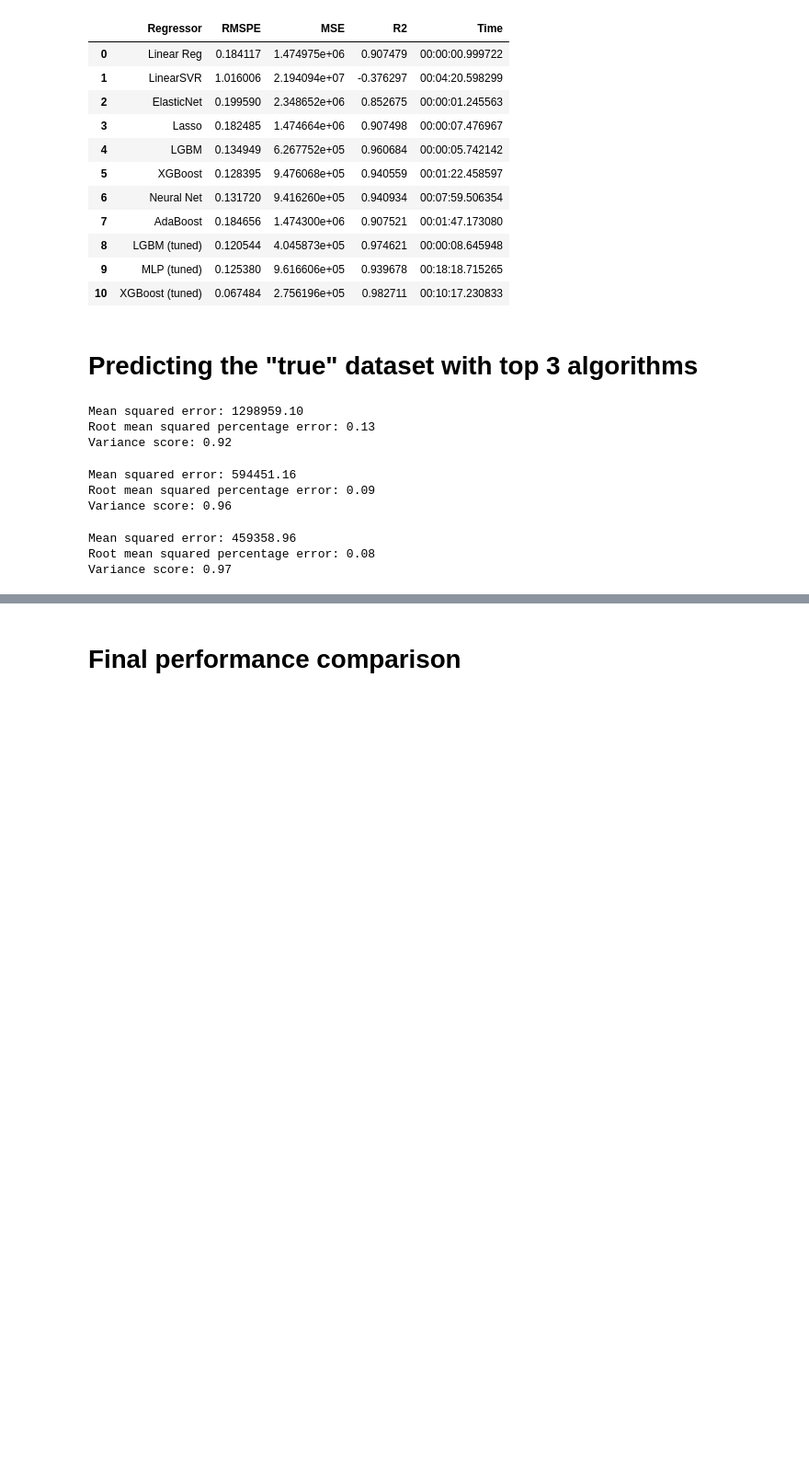
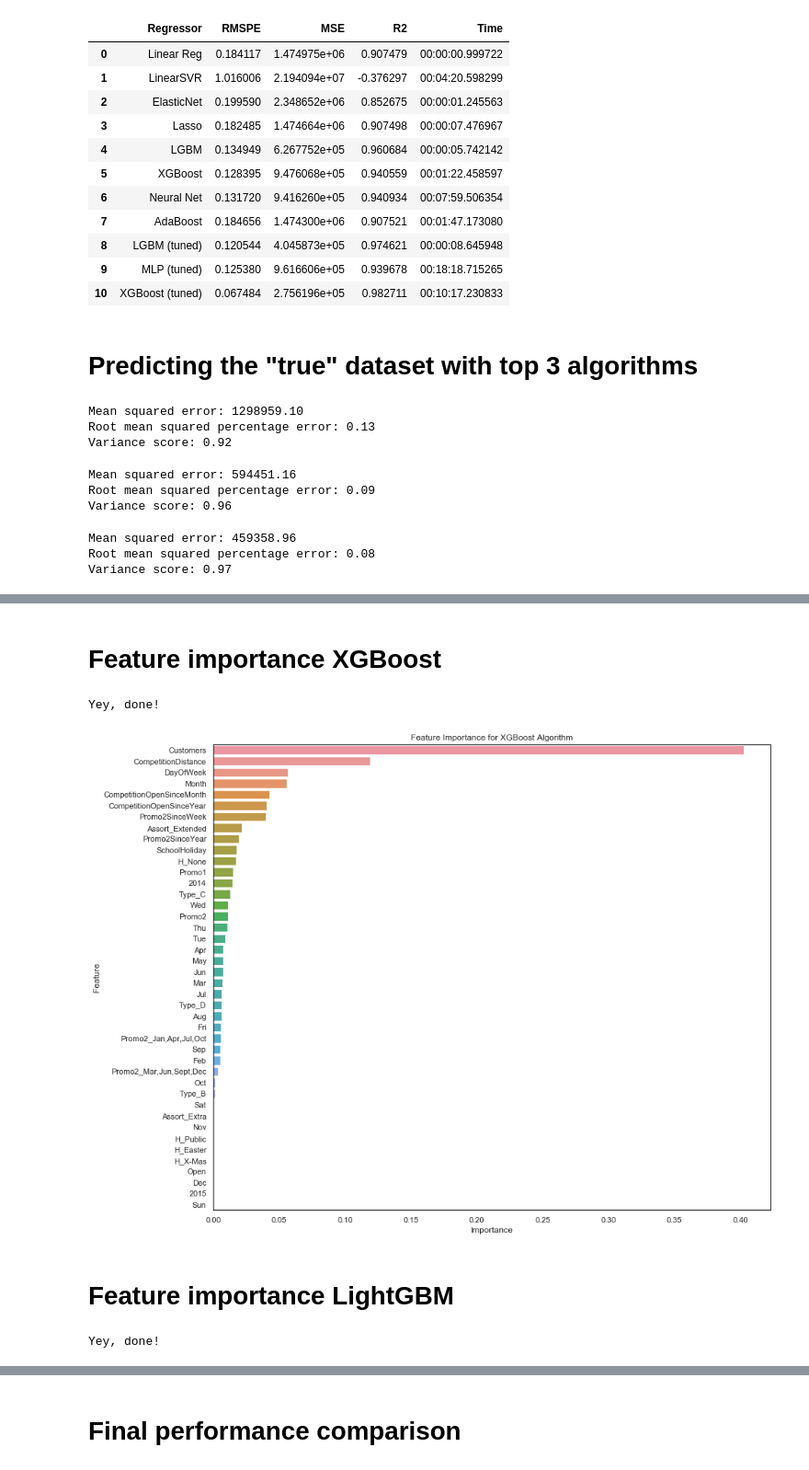
Before and after one commit to manuelfreude/sales-forecast-retail, a Jupyter notebook: Rossmann_newpred.ipynb, the cells around one changed output, grey strips where cells are left out. Shown at 92% size. Cells and saved outputs as stored; diff of their text form; code cells hidden in the pictures; blank space fills up the shorter version.

```diff
--- a/Rossmann_newpred.ipynb
+++ b/Rossmann_newpred.ipynb
@@ -888,6 +888,8 @@ X_train = train.drop(['Intercept',
                       'Mon'], axis=1)
 
 X_train.info()
+
+train_columns = X_train.columns.values
 
 X_train = imputer.fit_transform(X_train)
 
@@ -1604,0 +1625,40 @@ Variance score: 0.97
+# %% [markdown]
+# Feature importance XGBoost
+# %%
+# XGBoost, along https://machinelearningmastery.com/feature-importance-and-feature-selection-with-xgboost-in-python/
+# and own code for earthquake prediction
+
+feature_importance_df = pd.DataFrame()
+feature_importance_df['Feature'] = train_columns
+feature_importance_df['Importance'] = XGB.feature_importances_[:len(train_columns)]
+
+print('Yey, done!')
+# %% [output]
+Yey, done!
+# %%
+# Let's print features importance.
+
+import matplotlib.pyplot as plt
+
+plot_data = feature_importance_df[['Feature', 'Importance']].sort_values(by='Importance', ascending=False)
+
+plt.figure(figsize=(14,12))
+
+sns.barplot(x='Importance', y='Feature', data=plot_data)
+
+plt.title('Feature Importance for XGBoost Algorithm')
+plt.savefig('XGB_importances.png')
+# %% [output]
+[figure, added]
+# %% [markdown]
+# Feature importance LightGBM
+# %%
+# LightGBM, along own code for earthquake prediction
+
+feature_importance_df = pd.DataFrame()
+feature_importance_df['Feature'] = train_columns
+feature_importance_df['Importance'] = lgb.feature_importances_[:len(train_columns)]
+
+print('Yey, done!')
+# %% [output]
+Yey, done!
```
Also changed, not shown: parts of 9 cells of this notebook.
